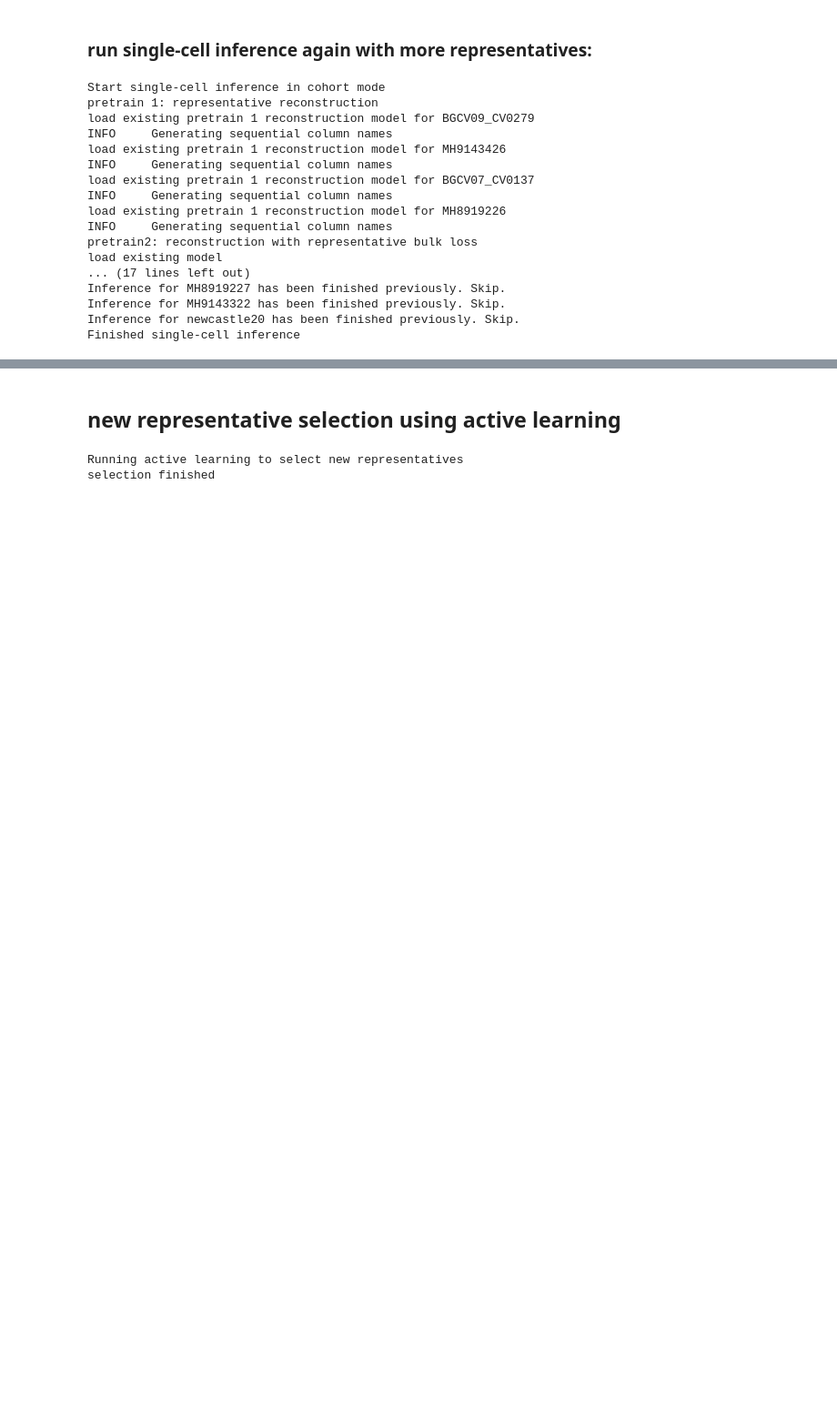
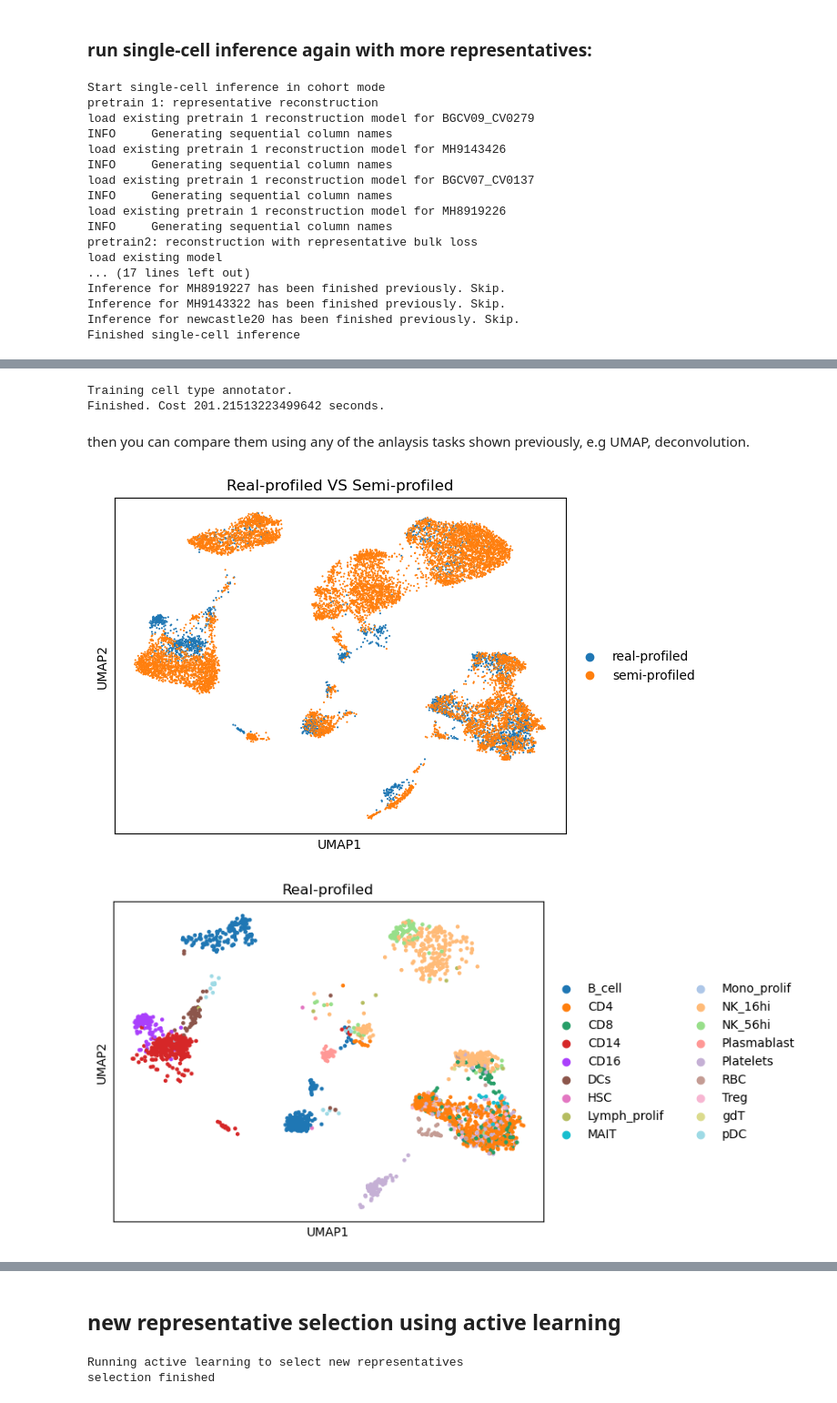
Before and after one commit to mcgilldinglab/scSemiProfiler, a Jupyter notebook: example.ipynb, the cells around one changed output, grey strips where cells are left out. Shown at 91% size. Cells and saved outputs as stored; diff of their text form; code cells hidden in the pictures; blank space fills up the shorter version.

```diff
--- a/example.ipynb
+++ b/example.ipynb
@@ -440,0 +514,19 @@ Finished single-cell inference
+# %%
+## GET REAL AND INFERRED NEW REPRESENTATIVES:
+
+real_rep, inferred_rep = assemble_representatives(name,celltype_key='celltypes',sample_info_keys = ['states_collection_sum'],rnd=2,batch=2)
+# %% [output]
+Training cell type annotator.
+Finished. Cost 201.21513223499642 seconds.
+# %% [markdown]
+then you can compare them using any of the anlaysis tasks shown previously, e.g UMAP, deconvolution.
+# %%
+_ = compare_adata_umaps(
+    inferred_rep,
+    real_rep,
+    name = name,
+    celltype_key = 'celltypes'
+    )
+# %% [output]
+[figure, added]
+[figure, added]
```
Also changed, not shown: parts of 8 cells of this notebook, 3 other files.
